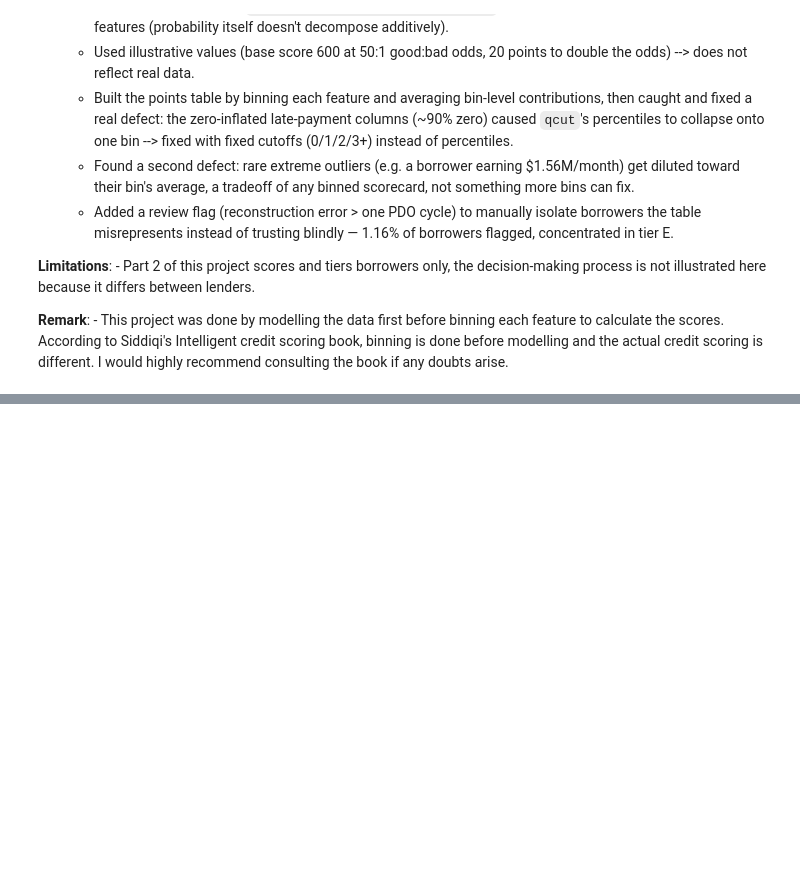
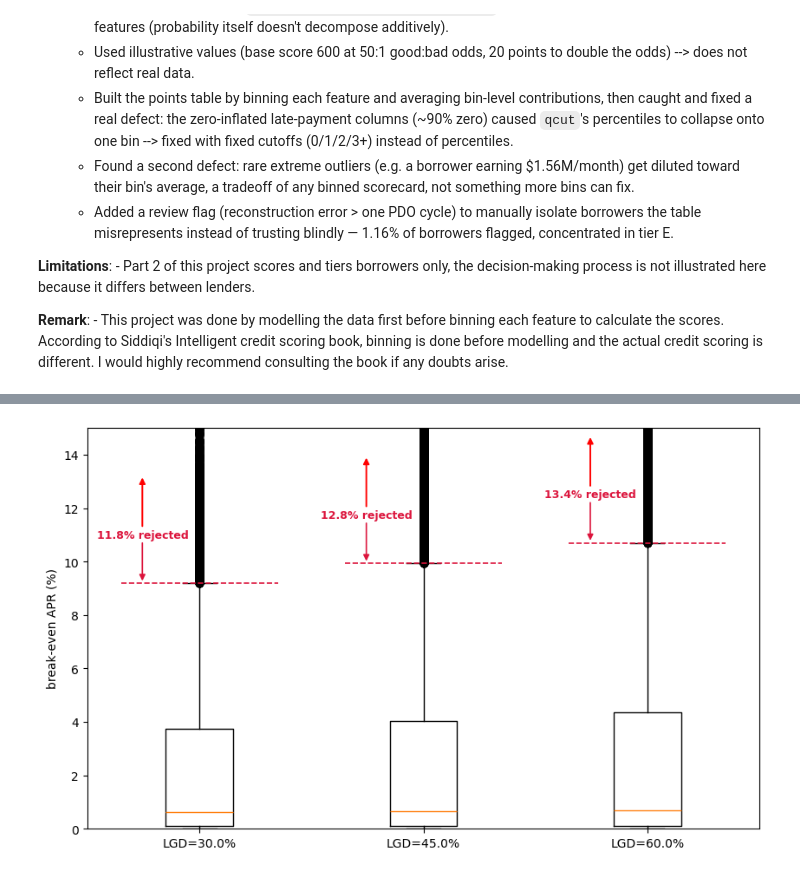
Before and after one commit to mugilan1399-arch/credit-risk-default-prediction-and-credit-scoring, a Jupyter notebook: credit_default_risk_prediction_+_credit_scoring.ipynb, the cells around one changed output, grey strips where cells are left out. Drawn from its saved outputs; the diff is of its cells as text; code cells hidden in the pictures; blank space fills up the shorter version.

```diff
--- a/credit_default_risk_prediction_+_credit_scoring.ipynb
+++ b/credit_default_risk_prediction_+_credit_scoring.ipynb
@@ -1110,0 +1252,66 @@ Name: count, dtype: int64
+# %%
+# --- Assumptions (none of these come from the dataset) -----------------------------
+FUNDING = 0.04                                # average annual rate that it pays on borrowed funds
+OPEX = 0.03                                   # operational expenses
+LGD_UNSECURED = [0.3, 0.45, 0.6]              # Since floor LGD for unsecured 'other retail' = 0.3, reasonable to assume > 0.3
+MISSED_OUT_PR = 0.12                          # expected annual missed-out profit rate
+CCF = 0.50                                    # credit conversion factor on the undrawn portion of a revolving line
+
+# --- EAD per unit of credit limit, derived from a feature we actually have -------------------
+# Since we have no balances or limits, utilisation U = drawn/limit lets us express EAD per unit of LIMIT: EAD/limit = U + CCF(1-U). Future drawn/limit assumed to be the same as the past
+util = X_val_v3_imputed['RevolvingUtilizationOfUnsecuredLines'].clip(0, 1)         # utilisation clipped to [0,1]
+results['drawn_per_limit'] = util
+results['ead_per_limit'] = util + CCF * (1 - util)
+
+# --- Per-borrower ------------------------------------------------------------------
+results['pd_1y'] = 1 - np.sqrt(1 - results['val_proba'])          # what we require is a function with these 3 properties: 1) PD_1y = PD_2y / 2 for small PD_2y, 2) PD_1y in [0,1], 3) PD_1y monotonically increasing,
+                                                                  # 4) sits below PD_1y = PD_2y line because longer duration carries more risk
+pd_b = np.maximum(results['pd_1y'].values, PD_FLOOR)
+
+apr_df = pd.DataFrame()
+for lgd in LGD_UNSECURED:
+    APR_break_even = ((pd_b * lgd * results['ead_per_limit'] + FUNDING * results['drawn_per_limit'] + OPEX + (MISSED_OUT_PR - FUNDING) * capital_K(pd_b, lgd, r_other_retail(pd_b)) * results['ead_per_limit'])
+                      / (1 - pd_b) * results['drawn_per_limit'])
+    apr_df[f'LGD={lgd * 100}%'] = APR_break_even * 100
+
+# threshold = Tukey upper fence (Q3 + 1.5*IQR), same definition matplotlib's boxplot whiskers use
+thresholds = apr_df.quantile(0.75) + 1.5 * (apr_df.quantile(0.75) - apr_df.quantile(0.25))
+reject_counts = (apr_df[apr_df > thresholds].count() / len(apr_df)) * 100
+
+fig, ax = plt.subplots(figsize=(10, 6))
+ax.boxplot([apr_df[f'LGD={lgd*100}%'] for lgd in LGD_UNSECURED], tick_labels=[f'LGD={lgd*100}%' for lgd in LGD_UNSECURED])
+ax.set_ylim((0, 15))
+ax.set_ylabel('break-even APR (%)')
+
+y_top = ax.get_ylim()[1]
+LABEL_CLEARANCE = 0.45   # gap between the label and the upward arrow's tail
+ARROW_LEN = 2        # length of the upward arrow
+
+for i, lgd in enumerate(LGD_UNSECURED, start=1):
+    col = f'LGD={lgd * 100}%'
+    thr = min(thresholds[col], y_top - 0.1)
+    text_y = min(thr + 1.6, y_top - (LABEL_CLEARANCE + ARROW_LEN + 0.2))
+    x_text = i - 0.05
+
+    ax.hlines(thr, i - 0.35, i + 0.35, colors='crimson', linestyles='--', linewidth=1.2, zorder=5)
+
+    # connector: label down to the threshold
+    ax.annotate(
+        '', xy=(i - 0.255, thr), xytext=(x_text - 0.205, text_y),
+        arrowprops=dict(arrowstyle='-|>', color='crimson', lw=1.2),
+        zorder=5,
+    )
+    ax.text(x_text, text_y, f'{reject_counts[col]:.1f}% rejected',
+             ha='right', va='bottom', fontsize=9, color='crimson', fontweight='bold', zorder=6)
+
+    # arrow pointing upward from the label
+    arrow_tail = text_y + LABEL_CLEARANCE
+    ax.annotate(
+        '', xy=(x_text - 0.205, arrow_tail + ARROW_LEN), xytext=(x_text - 0.205, arrow_tail),
+        arrowprops=dict(arrowstyle='-|>', color='red', lw=1.4),
+        zorder=6,
+    )
+
+plt.show()
+# %% [output]
+[figure, added]
```
Also changed, not shown: parts of 11 cells of this notebook.
